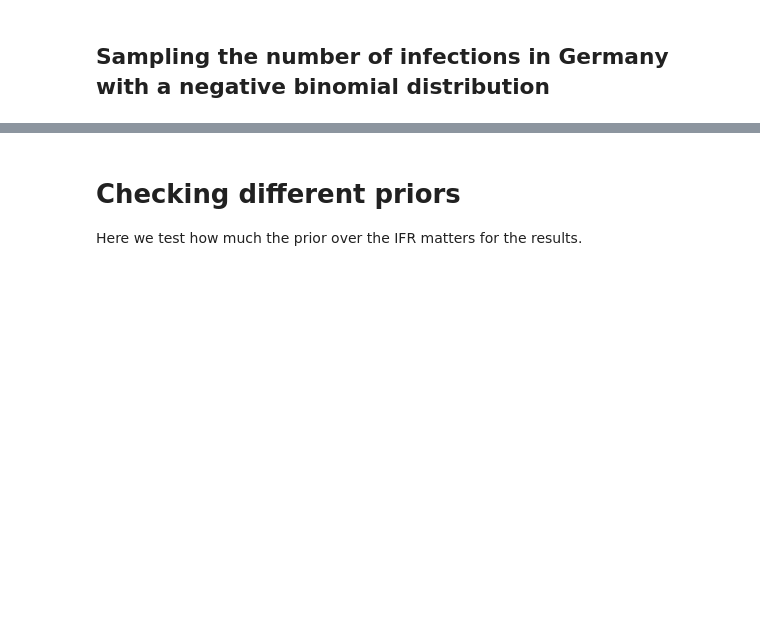
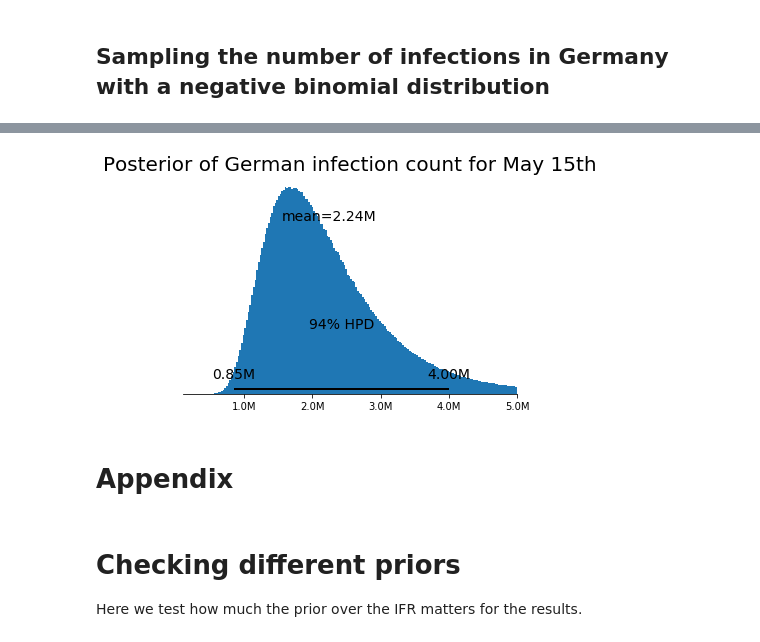
Before and after one commit to matthias-k/analysis-heinsberg-study, a Jupyter notebook: Heinsberg-Study-Model1-Germany-as-NegBinomial.ipynb, the cells around one changed output, grey strips where cells are left out. Cells and saved outputs as stored; diff of their text form; code cells hidden in the pictures; blank space fills up the shorter version.

```diff
--- a/Heinsberg-Study-Model1-Germany-as-NegBinomial.ipynb
+++ b/Heinsberg-Study-Model1-Germany-as-NegBinomial.ipynb
@@ -288,3 +294,18 @@ plot_german_infected(german_infected)
+# %%
+if os.path.isfile('model1_german_infected_updated.pydat'):
+    german_infected_updated = pickle.load(open('model1_german_infected_updated.pydat', 'rb'))
+else:
+    german_infected_updated = [dist.nbinom(n=7824, p=p).rvs() for p in (posterior['infection_fatality_rate'])]
+
+    with open('model1_german_infected_updated.pydat', 'wb') as f:
+        pickle.dump(german_infected_updated, f)
+# %%
+plot_german_infected(german_infected_updated)
+plt.title('Posterior of German infection count for May 15th', fontsize=20);
+# %% [output]
+[figure, added]
+# %% [markdown]
+# Appendix
 # %% [markdown]
 # Checking different priors
 
```
Also changed, not shown: parts of 13 cells of this notebook.
